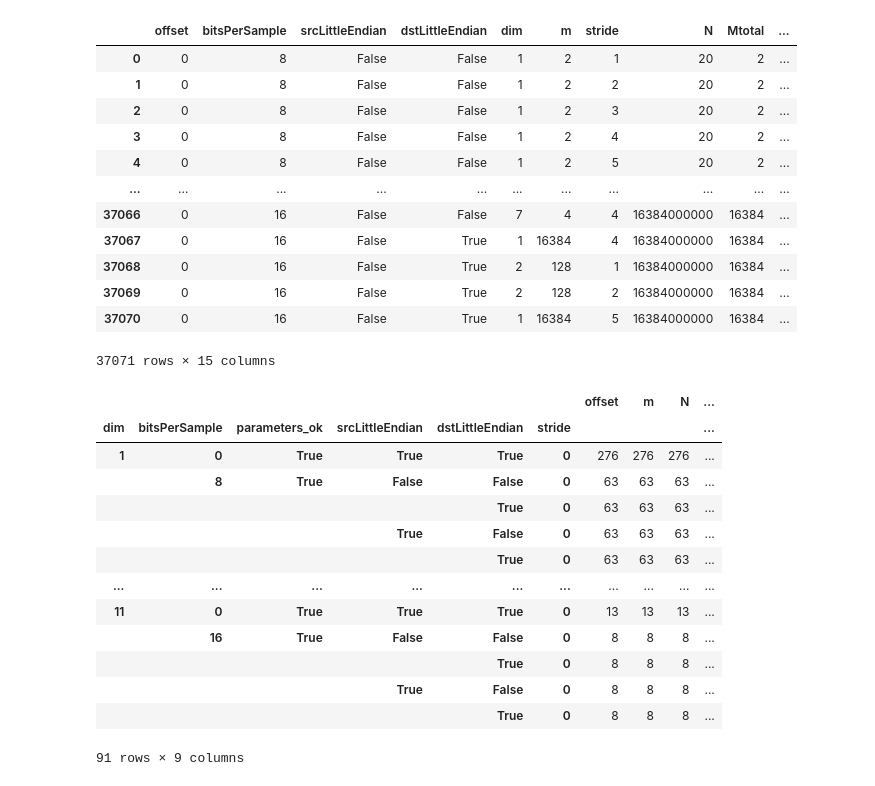
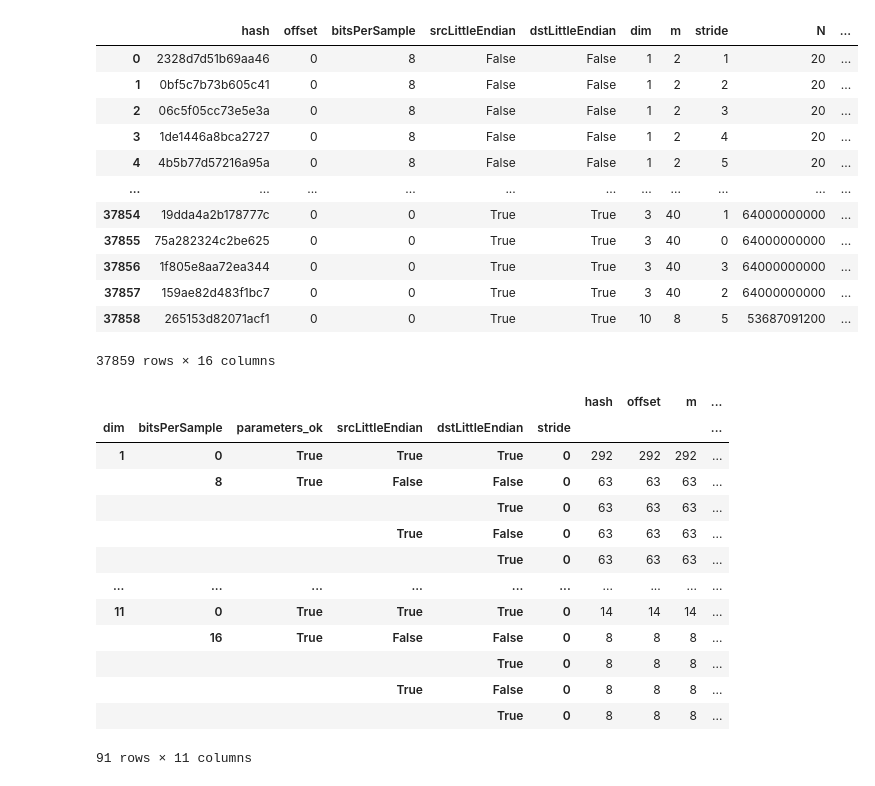
Before and after one commit to teaprof/hypercube, a Jupyter notebook: src/launchers/showall.ipynb, the cells around one changed output. Saved outputs shown, nothing was run; the diff lists cells and outputs as text; code cells hidden in the pictures.

```diff
--- a/src/launchers/showall.ipynb
+++ b/src/launchers/showall.ipynb
@@ -5,43 +5,44 @@ import scipy
 # %%
 dtype_spec = {"sum": np.int64, "sum2": np.int64, "chi2cdf": np.float64, "parameters_ok": np.bool, "srcLittleEndian": np.bool, "dstLittleEndian": np.bool}
 with open("../results.csv", "r") as f:
     df = pd.read_csv(f, sep="\s+", dtype=dtype_spec, keep_default_na=False)
-df = df.drop(["hash","date","time","elapsed", "rng"], axis=1)
+df = df.drop(["date","time","elapsed", "rng"], axis=1)
 df
 #df2 = df[(df.dim==1) & (df.m==2) & (df.stride==1) & (df.N==20)]
 #df2
 # %% [output]
-|  | offset | bitsPerSample | srcLittleEndian | dstLittleEndian | dim | m | stride | N | Mtotal | ... |
-| 0 | 0 | 8 | False | False | 1 | 2 | 1 | 20 | 2 | ... |
-| 1 | 0 | 8 | False | False | 1 | 2 | 2 | 20 | 2 | ... |
-| 2 | 0 | 8 | False | False | 1 | 2 | 3 | 20 | 2 | ... |
-| 3 | 0 | 8 | False | False | 1 | 2 | 4 | 20 | 2 | ... |
-| 4 | 0 | 8 | False | False | 1 | 2 | 5 | 20 | 2 | ... |
+|  | hash | offset | bitsPerSample | srcLittleEndian | dstLittleEndian | dim | m | stride | N | ... |
+| 0 | 2328d7d51b69aa46 | 0 | 8 | False | False | 1 | 2 | 1 | 20 | ... |
+| 1 | 0bf5c7b73b605c41 | 0 | 8 | False | False | 1 | 2 | 2 | 20 | ... |
+| 2 | 06c5f05cc73e5e3a | 0 | 8 | False | False | 1 | 2 | 3 | 20 | ... |
+| 3 | 1de1446a8bca2727 | 0 | 8 | False | False | 1 | 2 | 4 | 20 | ... |
+| 4 | 4b5b77d57216a95a | 0 | 8 | False | False | 1 | 2 | 5 | 20 | ... |
 | ... | ... | ... | ... | ... | ... | ... | ... | ... | ... | ... |
-| 37066 | 0 | 16 | False | False | 7 | 4 | 4 | 16384000000 | 16384 | ... |
-| 37067 | 0 | 16 | False | True | 1 | 16384 | 4 | 16384000000 | 16384 | ... |
-| 37068 | 0 | 16 | False | True | 2 | 128 | 1 | 16384000000 | 16384 | ... |
-| 37069 | 0 | 16 | False | True | 2 | 128 | 2 | 16384000000 | 16384 | ... |
-| 37070 | 0 | 16 | False | True | 1 | 16384 | 5 | 16384000000 | 16384 | ... |
+| 37854 | 19dda4a2b178777c | 0 | 0 | True | True | 3 | 40 | 1 | 64000000000 | ... |
+| 37855 | 75a282324c2be625 | 0 | 0 | True | True | 3 | 40 | 0 | 64000000000 | ... |
+| 37856 | 1f805e8aa72ea344 | 0 | 0 | True | True | 3 | 40 | 3 | 64000000000 | ... |
+| 37857 | 159ae82d483f1bc7 | 0 | 0 | True | True | 3 | 40 | 2 | 64000000000 | ... |
+| 37858 | 265153d82071acf1 | 0 | 0 | True | True | 10 | 8 | 5 | 53687091200 | ... |
-37071 rows × 15 columns
+37859 rows × 16 columns
 # %%
 alpha = 1e-6
 mask = (df.chi2cdf > 1-alpha) & (df.parameters_ok == True)
 df2 = df[mask].copy()
+df2.insert(10, 'n per cell', df2.N/df2.Mtotal)
 #df2
 df2.groupby(["dim", "bitsPerSample", "parameters_ok", "srcLittleEndian", "dstLittleEndian", "stride"]).count()
 # %% [output]
-|  |  |  |  |  |  | offset | m | N | ... |
+|  |  |  |  |  |  | hash | offset | m | ... |
 | dim | bitsPerSample | parameters_ok | srcLittleEndian | dstLittleEndian | stride |  |  |  | ... |
-| 1 | 0 | True | True | True | 0 | 276 | 276 | 276 | ... |
+| 1 | 0 | True | True | True | 0 | 292 | 292 | 292 | ... |
 |  | 8 | True | False | False | 0 | 63 | 63 | 63 | ... |
 |  |  |  |  | True | 0 | 63 | 63 | 63 | ... |
 |  |  |  | True | False | 0 | 63 | 63 | 63 | ... |
 |  |  |  |  | True | 0 | 63 | 63 | 63 | ... |
 | ... | ... | ... | ... | ... | ... | ... | ... | ... | ... |
-| 11 | 0 | True | True | True | 0 | 13 | 13 | 13 | ... |
+| 11 | 0 | True | True | True | 0 | 14 | 14 | 14 | ... |
 |  | 16 | True | False | False | 0 | 8 | 8 | 8 | ... |
 |  |  |  |  | True | 0 | 8 | 8 | 8 | ... |
 |  |  |  | True | False | 0 | 8 | 8 | 8 | ... |
 |  |  |  |  | True | 0 | 8 | 8 | 8 | ... |
-91 rows × 9 columns
+91 rows × 11 columns
```
Also changed, not shown: parts of 2 cells of this notebook, 3 other files.
